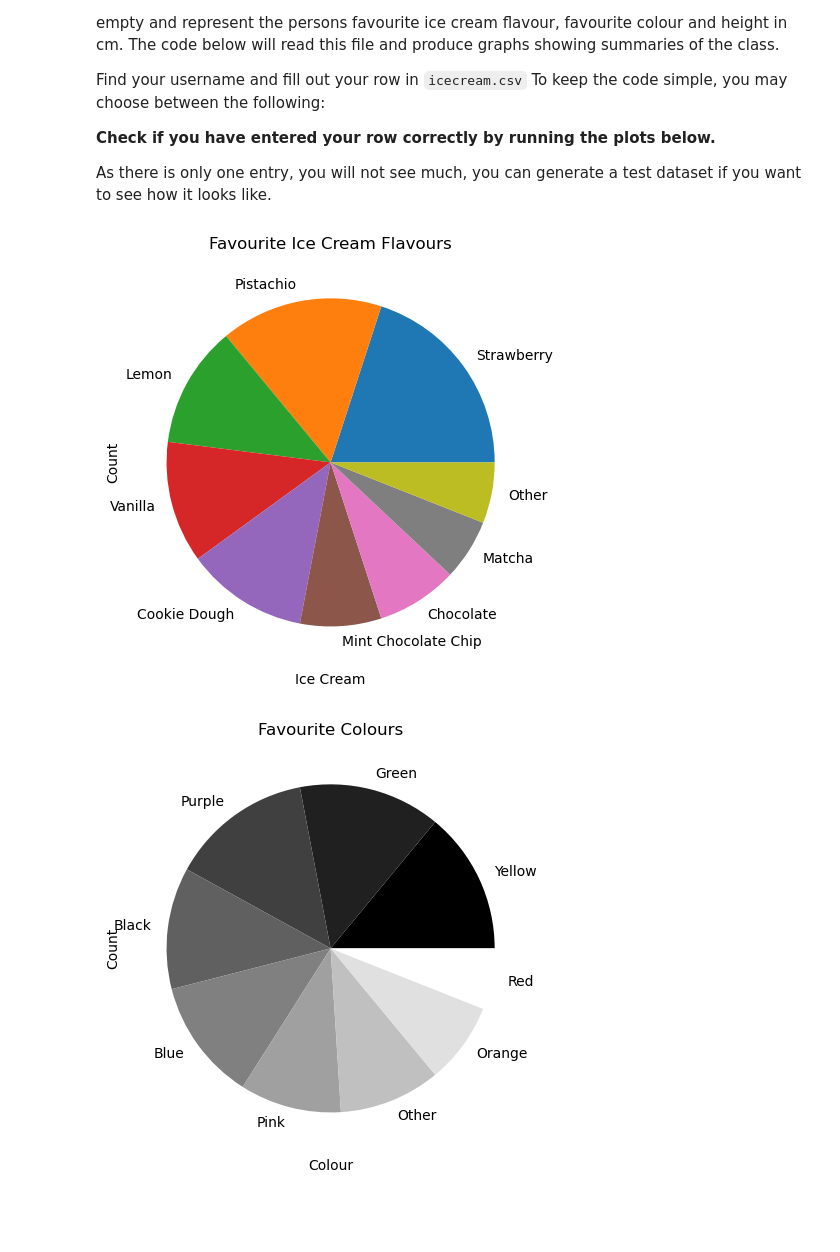
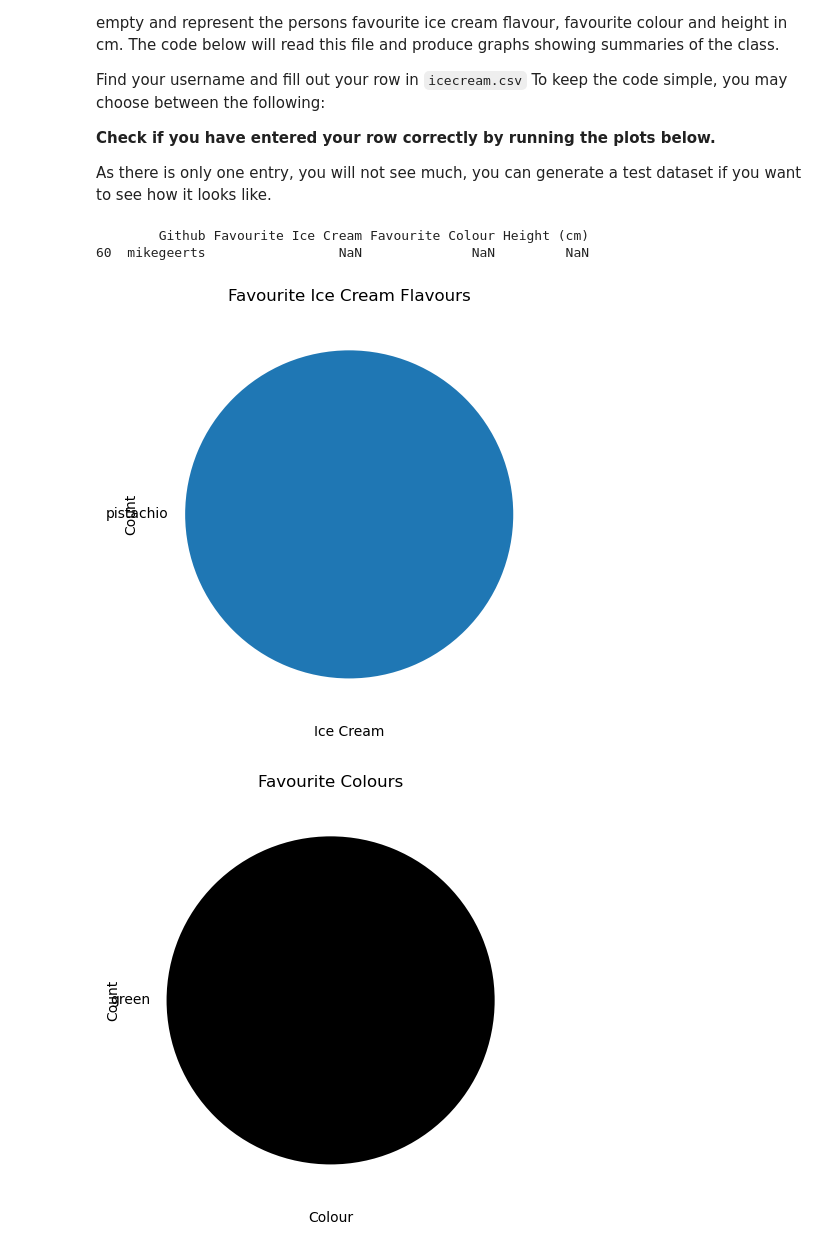
Before and after one commit to TIL6022-Python-Programming/lab7-together, a Jupyter notebook: lab7_3.ipynb, the cells around one changed output. Cells and saved outputs as stored; diff of their text form; code cells hidden in the pictures; blank space fills up the shorter version.

```diff
--- a/lab7_3.ipynb
+++ b/lab7_3.ipynb
@@ -17,36 +17,43 @@ import pandas as pd
 import matplotlib.pyplot as plt
 
 # Load dataset
-data = pd.read_csv("expanded_dataset.csv")
+data = pd.read_csv(r"icecream.csv")
+
+row = data[data["Github"] == "mikegeerts"]
+print(row)
+
+data["Height (cm)"] = pd.to_numeric(data["Height (cm)"], errors="coerce")
 
 # Plot icecream
 plt.figure()
 data["Favourite Ice Cream"].value_counts().plot(kind="pie")
 plt.title("Favourite Ice Cream Flavours")
 plt.xlabel("Ice Cream")
 plt.ylabel("Count")
 plt.xticks(rotation=45)
 plt.tight_layout()
 plt.show()
 
 # Plot colours
 plt.figure()
 data["Favourite Colour"].value_counts().plot(kind="pie", colormap="grey")
 plt.title("Favourite Colours")
 plt.xlabel("Colour")
 plt.ylabel("Count")
 plt.xticks(rotation=45)
 plt.tight_layout()
 plt.show()
 
 # Plot heights
 plt.figure()
-plt.hist(data["Height (cm)"], bins=10, edgecolor="black")
+plt.hist(data["Height (cm)"].dropna(), bins=10, edgecolor="black")
 plt.title("Height Distribution")
 plt.xlabel("Height (cm)")
 plt.ylabel("Frequency")
 plt.tight_layout()
 plt.show()
 # %% [output]
+        Github Favourite Ice Cream Favourite Colour Height (cm)
+60  mikegeerts                 NaN              NaN         NaN
-[figure, old version]
+[figure, new version]
-[figure, old version]
+[figure, new version]
```
Also changed, not shown: parts of 1 cell of this notebook.
